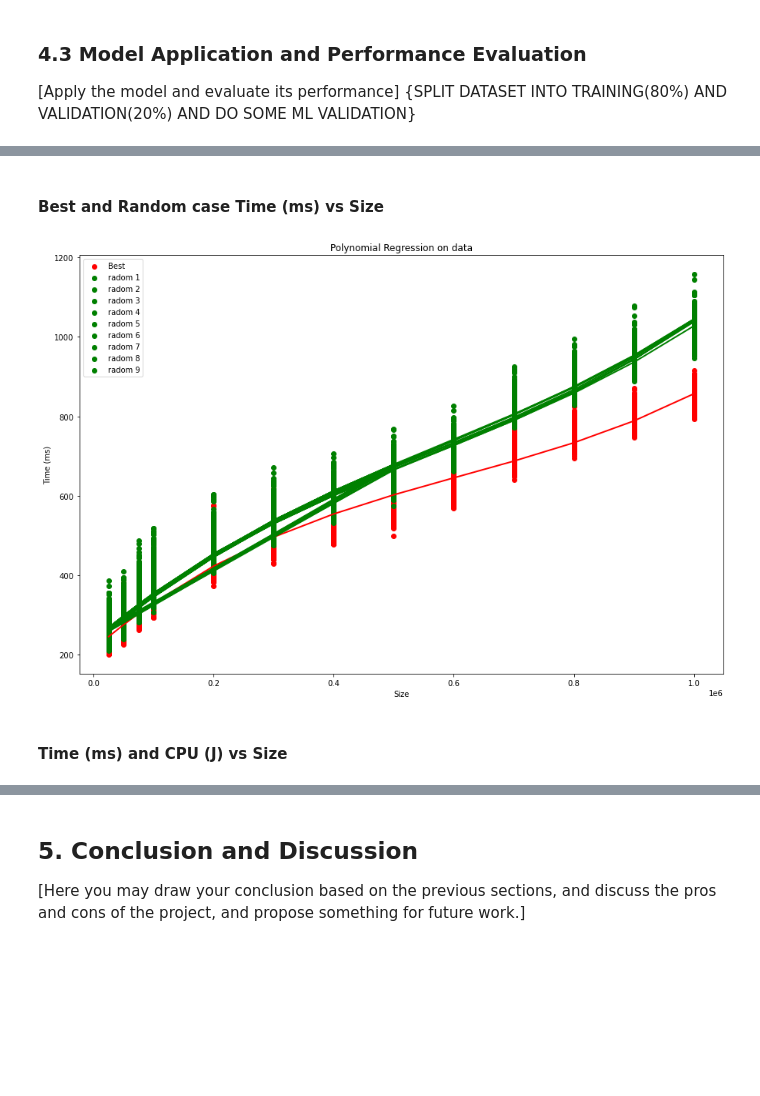
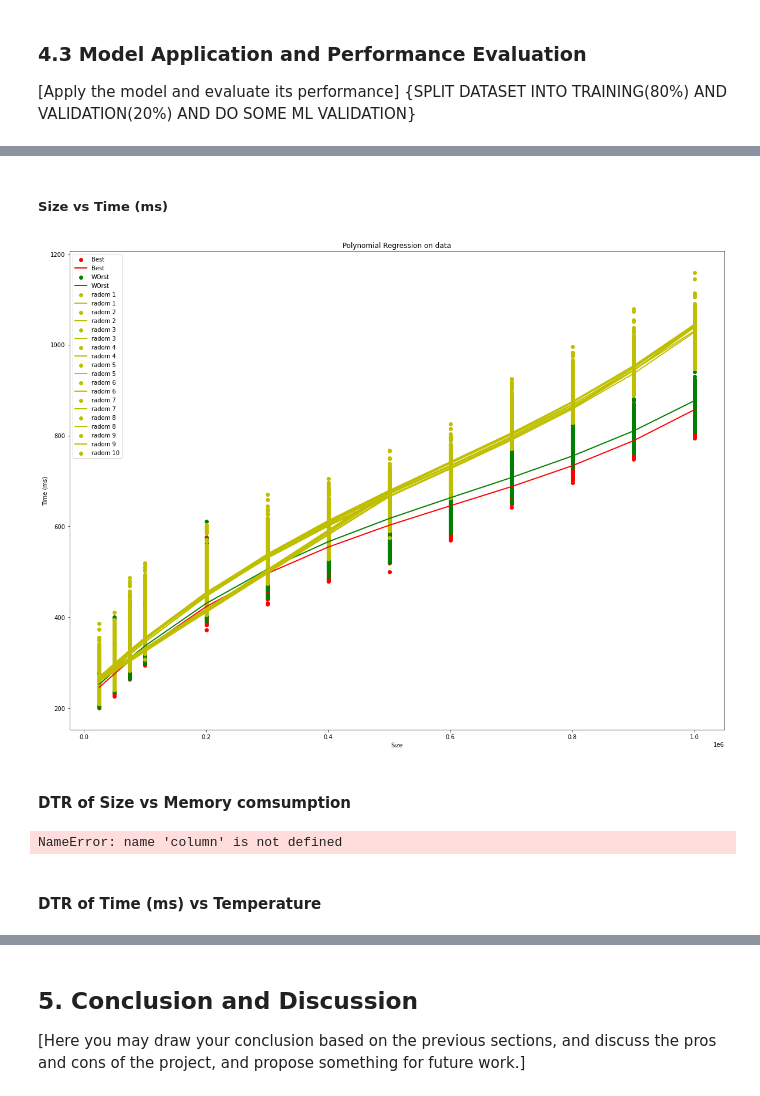
Before and after one commit to hrallil/Data-science-and-visualisation, a Jupyter notebook: Mini project/Group_12_report.ipynb, the cells around one changed output, grey strips where cells are left out. Drawn from its saved outputs; the diff is of its cells as text; code cells hidden in the pictures; blank space fills up the shorter version.

```diff
--- a/Mini project/Group_12_report.ipynb
+++ b/Mini project/Group_12_report.ipynb
@@ -507,16 +513,23 @@ plt.show()
+# %% [markdown]
+##### Size vs Time (ms)
+# %%
+plt.figure(figsize=(20, 15))
+polyReg(dfBest["Size"], dfBest["Time (ms)"], 4, "Best", "red", minDegrees=3, printR2Score=False)
+polyReg(dfWorst["Size"], dfWorst["Time (ms)"], 4, "WOrst", "green", minDegrees=3, printR2Score=False)
+
+for i in range(1,11):
+    polyReg(listOfRandoms[i]["Size"], listOfRandoms[i]["Time (ms)"], 4, f"radom {i}", "y", minDegrees=3, printR2Score=False, plotGraph=True)
+plt.title('Polynomial Regression on data')
+plt.xlabel('Size')
+plt.ylabel('Time (ms)')
+plt.show()
+# %% [output]
+[figure, added]
+# %% [markdown]
+#### DTR of Size vs Memory comsumption
+# %%
+dtr(df[["Size"]], df[column], "Best DTR", "green", plotGraph=False)
+# %% [output]
+NameError: name 'column' is not defined
 # %% [markdown]
-#### Best and Random case Time (ms) vs Size
+#### DTR of Time (ms) vs Temperature
-# %%
-plt.figure(figsize=(15, 10))
-polyReg(dfBest["Size"], dfBest["Time (ms)"], 4, "Best", "red", minDegrees=3,printR2Score=False, plotLabel=False)
-
-for i in range(1,10):
-    polyReg(listOfRandoms[i]["Size"], listOfRandoms[i]["Time (ms)"], 4, f"radom {i}", "green",minDegrees=3,printR2Score=False, plotLabel=False)
-plt.title('Polynomial Regression on data')
-plt.xlabel('Size')
-plt.ylabel('Time (ms)')
-plt.show()
-# %% [output]
-[figure, removed]
-# %% [markdown]
-#### Time (ms) and CPU (J) vs Size
```
Also changed, not shown: parts of 15 cells of this notebook.
